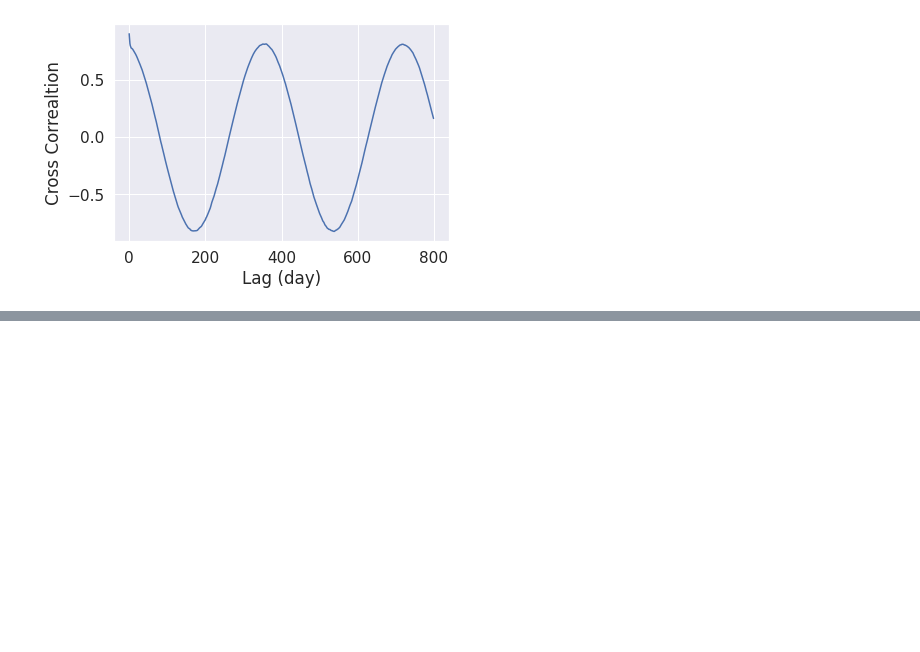
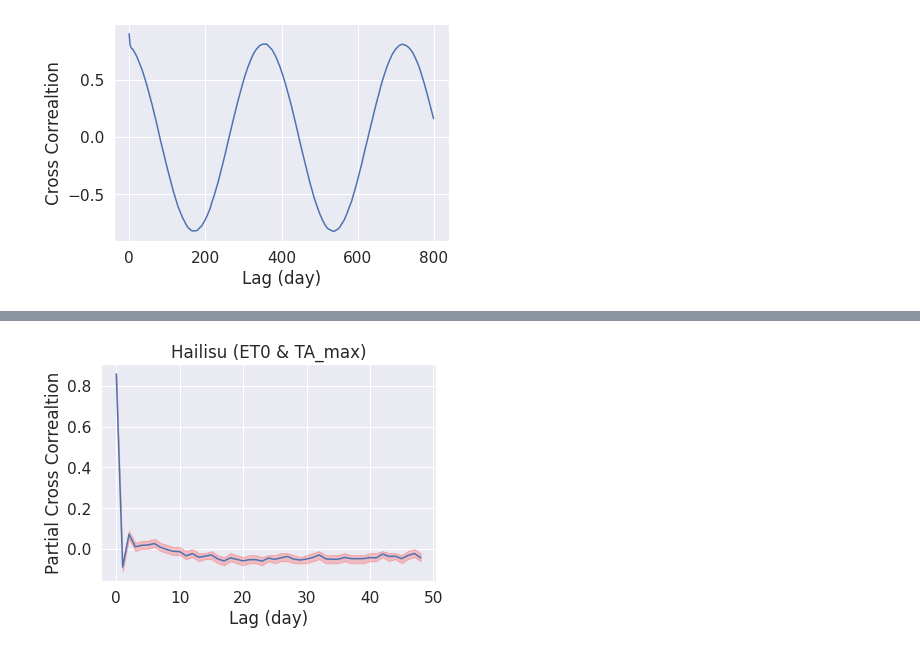
Before and after one commit to ekourkchi/Weather_research, a Jupyter notebook: Cross_Correaltion_Hailisu.ipynb, the cells around one changed output, grey strips where cells are left out. Drawn from its saved outputs; the diff is of its cells as text; code cells hidden in the pictures; blank space fills up the shorter version.

```diff
--- a/Cross_Correaltion_Hailisu.ipynb
+++ b/Cross_Correaltion_Hailisu.ipynb
@@ -322,0 +245,4 @@ data
+# %%
+plot_pcc(data, "ET0", "TA_max")
+# %% [output]
+[figure, added]
```
Also changed, not shown: parts of 19 cells of this notebook.
